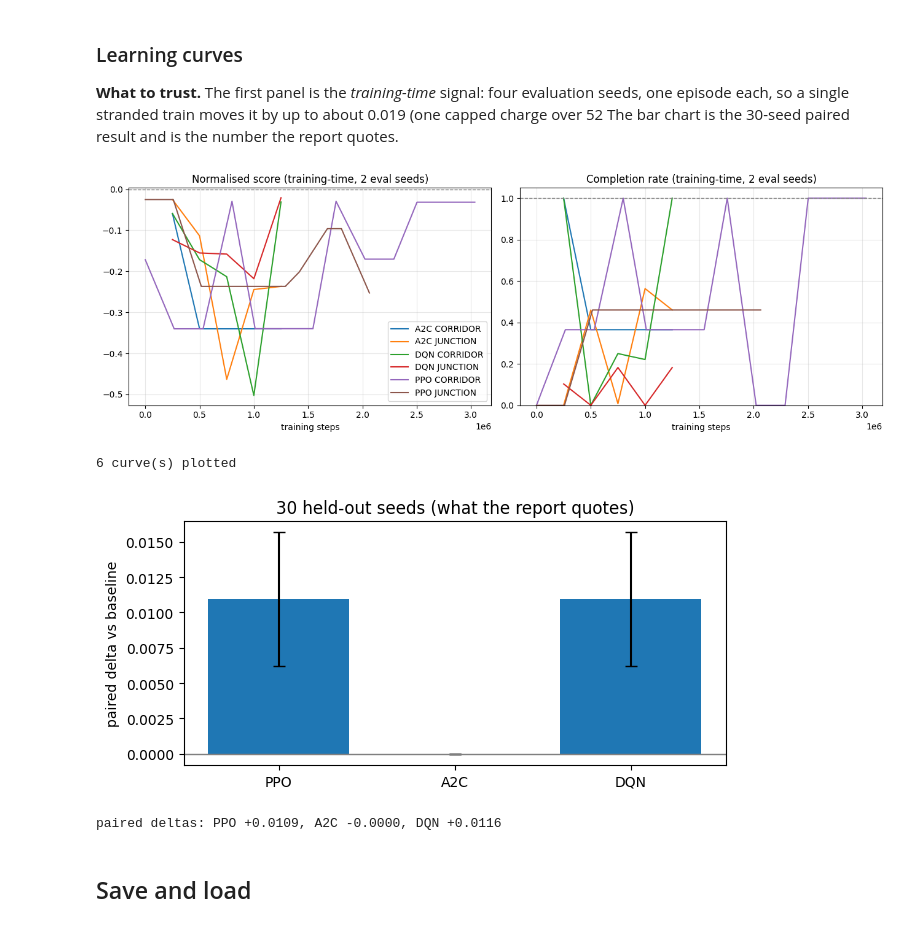
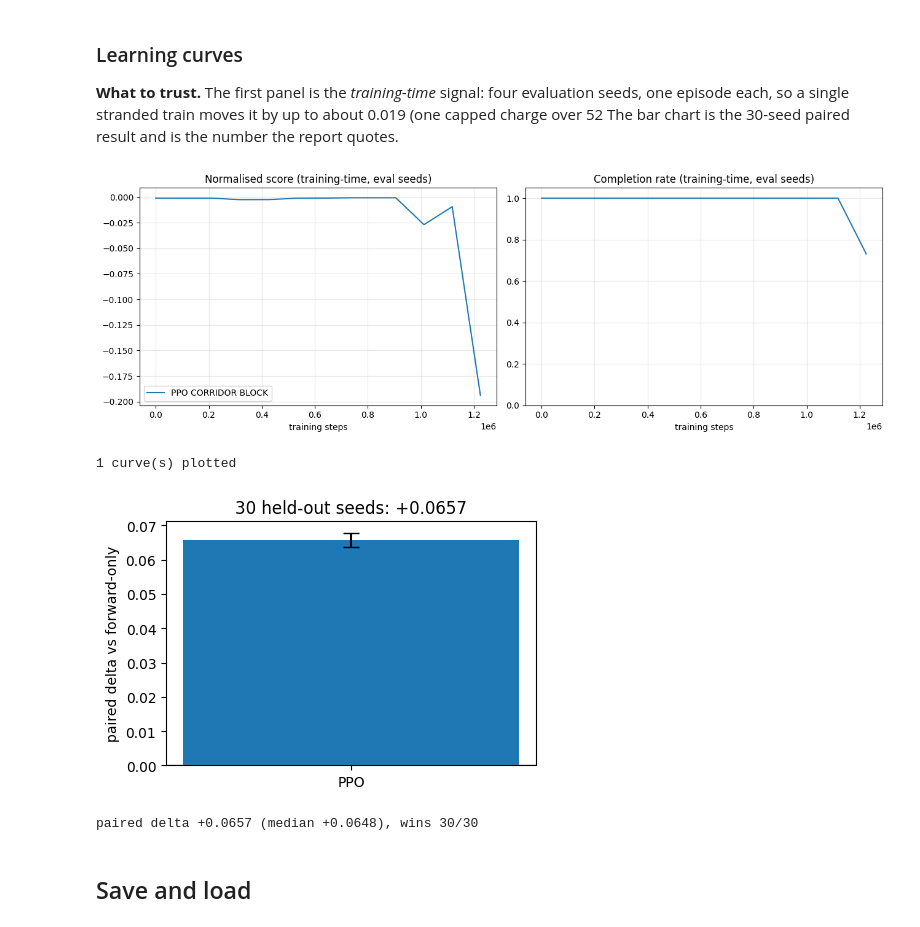
Before and after one commit to MathgeniusTB2/RL-Assessment-3, a Jupyter notebook: notebooks/train_schedule_optimisation.ipynb, the cells around one changed output. Drawn from its saved outputs; the diff is of its cells as text; code cells hidden in the pictures.

```diff
--- a/notebooks/train_schedule_optimisation.ipynb
+++ b/notebooks/train_schedule_optimisation.ipynb
@@ -1557,18 +1716,14 @@ departing. Rendered with Flatland's own renderer; regenerate with
 # %%
-from IPython.display import Image as _Image, display as _display
-
 FIG = ROOT / "results" / "figures"
 SHOTS = [
-    ("PPO - corridor", "policy_ppo_corridor.gif"),
-    ("A2C - corridor", "policy_a2c_corridor.gif"),
-    ("DQN - corridor", "policy_dqn_corridor.gif"),
-    ("PPO - junction (never departs)", "policy_ppo_junction.gif"),
+    ("Forward-only - corridor, 2 blockages", "corridor_forward_block.gif"),
+    ("PPO - corridor, 2 blockages (crosses around each X)", "corridor_ppo_block.gif"),
 ]
 for label, name in SHOTS:
     path = FIG / name
     if path.exists():
         print(f"{label}: {path.stat().st_size / 1e6:.2f} MB")
-        _display(_Image(filename=str(path)))
+        show_gif(name)
     else:
-        print(f"{label}: {name} not rendered - run scripts/render_policy_gif.py")
+        print(f"{label}: {name} not rendered - run the cells above")
 # %% [output]
@@ -1588,72 +1739,56 @@ seeds, one episode each, so a single stranded train moves it by up to about 0.01
 chart is the 30-seed paired result and is the number the report quotes.
 # %%
 RESULTS_ROOT = ROOT / "results"
-metrics = [("normalized_score", "Normalised score (training-time, 4 eval seeds)"),
-           ("completion_rate", "Completion rate (training-time, 4 eval seeds)")]
+metrics = [("normalized_score", "Normalised score (training-time, eval seeds)"),
+           ("completion_rate", "Completion rate (training-time, eval seeds)")]
 
 # Curves come from two places: training runs written by section 5
-# (results/<algo>/<run>/eval.csv) and the two final arms shipped with the repo
-# (results/curves/<arm>.csv, whose columns are timesteps/score/completion).
+# (results/<algo>/<run>/eval.csv) and the arms shipped with the repo
+# (results/curves/<arm>.csv, columns timesteps/score/completion).
 RUN_COLS = {"timesteps": "step", "score": "normalized_score", "completion": "completion_rate"}
 arms: dict[str, pd.DataFrame] = {}
-for path in sorted(RESULTS_ROOT.glob("*/*/eval.csv")):
-    df = pd.read_csv(path)
-    if {"step", "normalized_score"} <= set(df.columns):
-        arms[f"{path.parent.parent.name}/{path.parent.name}"] = df.dropna(subset=["step"]).sort_values("step")
 for path in sorted((RESULTS_ROOT / "curves").glob("*.csv")):
     df = pd.read_csv(path).rename(columns=RUN_COLS).dropna(subset=["step", "normalized_score"])
     if len(df):
-        label = path.stem.replace("_", " ").upper()
-        arms[label] = df.sort_values("step")
+        arms[path.stem.replace("_", " ").upper()] = df.sort_values("step")
 
 fig, axes = plt.subplots(1, 2, figsize=(13, 4.5))
 for label, run in arms.items():
     for ax, (key, _) in zip(axes, metrics):
         if key in run.columns and len(run):
             ax.plot(run["step"], run[key], label=label)
-base = GREEDY_BASELINE.get("normal")
-if base:
-    axes[0].axhline(base["score"], ls="--", lw=1, color="grey")
-    axes[1].axhline(base["completion"], ls="--", lw=1, color="grey")
 for ax, (key, title) in zip(axes, metrics):
     ax.set_title(title)
     ax.set_xlabel("training steps")
     ax.grid(alpha=0.3)
 axes[1].set_ylim(0, 1.05)
 if arms:
     axes[0].legend()
 plt.tight_layout()
 plt.show()
 print(f"{len(arms)} curve(s) plotted")
 
 # --- the number to quote: 30 held-out seeds, paired -----------------------
-PAIRS = {"PPO": "v2_ppo_compact.csv", "A2C": "v2_a2c_compact.csv", "DQN": "v3_dqn_compact.csv"}
-labels, means, errs = [], [], []
-for label, name in PAIRS.items():
-    path = RESULTS_ROOT / name
-    if not path.exists():
-        continue
-    d = pd.read_csv(path)
-    base = d[d.policy == d.policy.iloc[0]].set_index("seed")
-    arm = d[d.policy == d.policy.iloc[1]].set_index("seed")
-    delta = (arm.score - base.score).dropna()
-    labels.append(label)
-    means.append(delta.mean())
-    errs.append(delta.std(ddof=1) / np.sqrt(len(delta)))
+pairs = pd.read_csv(RESULTS_ROOT / "pair_block_ppo.csv")
+base = pairs[pairs.policy == "greedy"].set_index("seed")
+arm = pairs[pairs.policy == "ppo"].set_index("seed")
+delta = (arm.score - base.score).dropna()
 
-fig2, ax = plt.subplots(figsize=(6.5, 3.2))
-ax.bar(labels, means, yerr=errs, capsize=4)
+fig2, ax = plt.subplots(figsize=(4.6, 3.2))
+ax.bar(["PPO"], [delta.mean()],
+       yerr=[delta.std(ddof=1) / np.sqrt(len(delta))], capsize=6)
 ax.axhline(0, color="grey", lw=1)
-ax.set_ylabel("paired delta vs baseline")
-ax.set_title("30 held-out seeds (what the report quotes)")
+ax.set_ylabel("paired delta vs forward-only")
+ax.set_title(f"30 held-out seeds: {delta.mean():+.4f}")
 plt.tight_layout()
 plt.show()
-print("paired deltas: " + ", ".join(f"{l} {m:+.4f}" for l, m in zip(labels, means)))
+print(f"paired delta {delta.mean():+.4f} "
+      f"(median {delta.median():+.4f}), wins {int((delta > 0).sum())}/{len(delta)}")
 # %% [output]
-[figure, old version]
+[figure, new version]
-6 curve(s) plotted
+1 curve(s) plotted
-[figure, old version]
+[figure, new version]
-paired deltas: PPO +0.0109, A2C -0.0000, DQN +0.0116
+paired delta +0.0657 (median +0.0648), wins 30/30
 # %% [markdown]
 ## Save and load
 # %%
```
Also changed, not shown: parts of 24 cells of this notebook, 47 other files.
